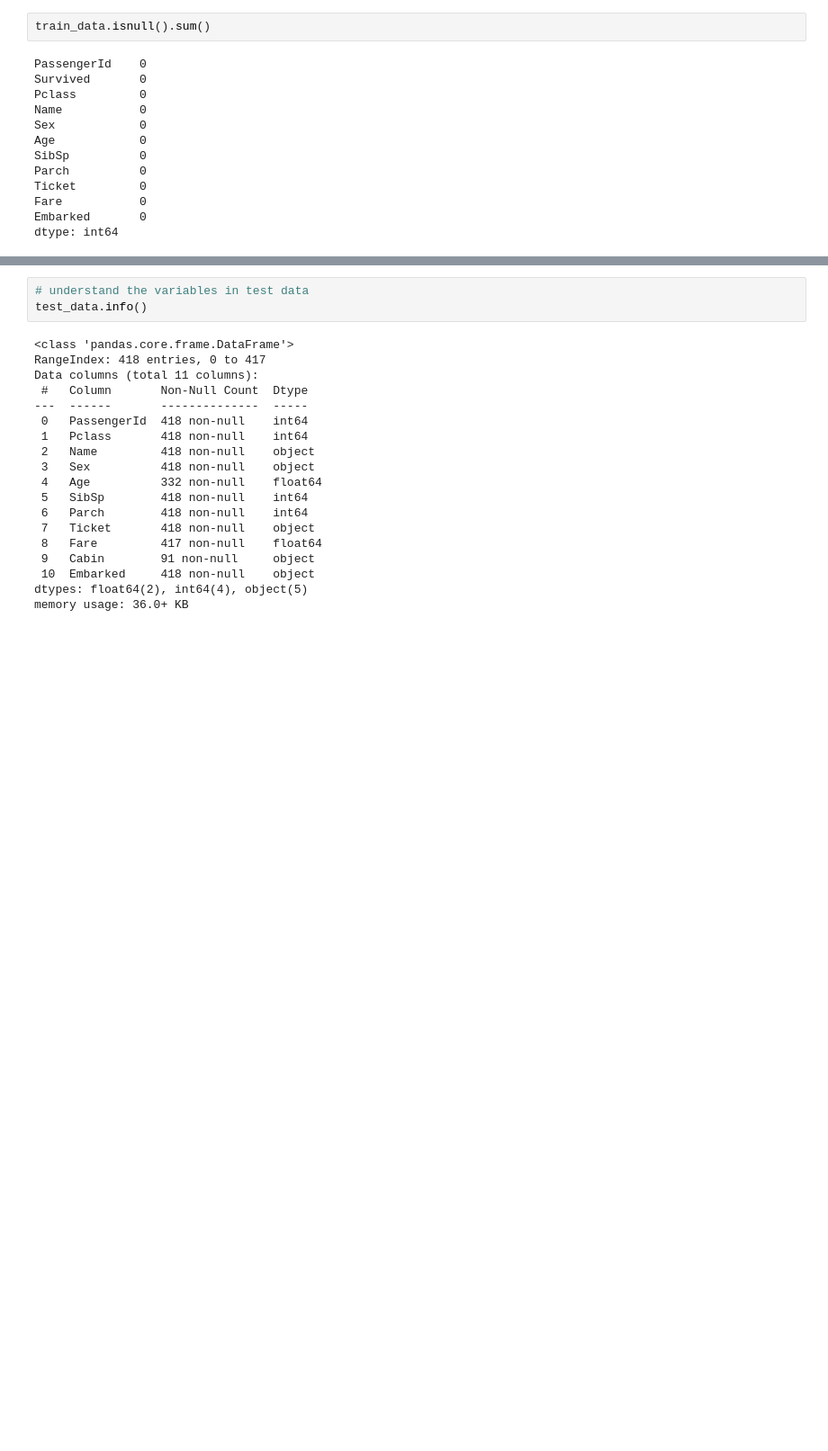
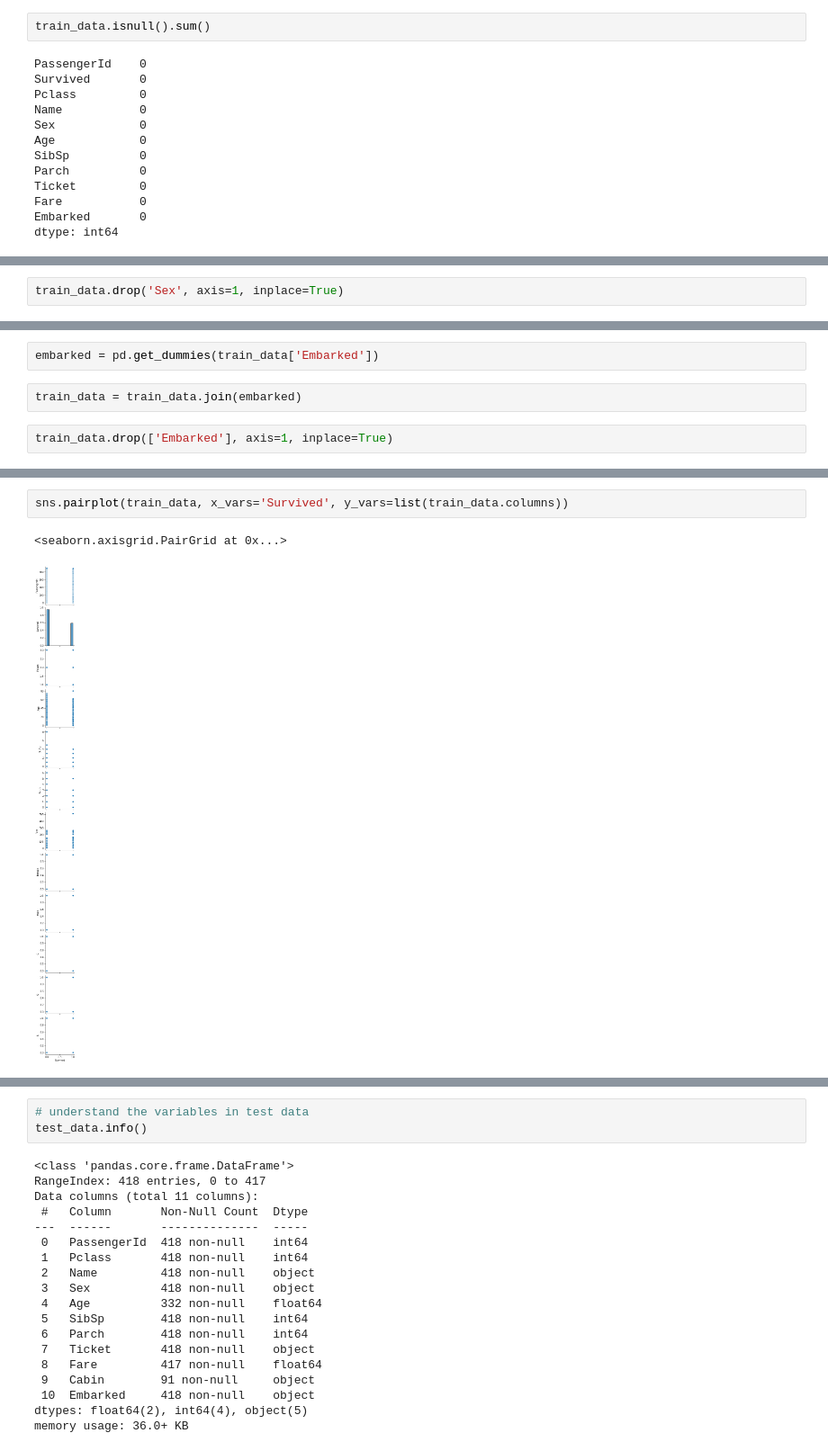
Before and after one commit to SiamakMushakhian/kaggle-projects, a Jupyter notebook: Titanic/Titanic.ipynb, the cells around one changed output, grey strips where cells are left out. Shown: that part at 90% size. Cells and saved outputs as stored; diff of their text form; blank space fills up the shorter version.

Commit message:
Finish data cleaning in titanic

```diff
--- a/Titanic/Titanic.ipynb
+++ b/Titanic/Titanic.ipynb
@@ -124,0 +147,2 @@ dtype: int64
+# %%
+train_data.drop('Sex', axis=1, inplace=True)
@@ -124,0 +156,6 @@ dtype: int64
+# %%
+embarked = pd.get_dummies(train_data['Embarked'])
+# %%
+train_data = train_data.join(embarked)
+# %%
+train_data.drop(['Embarked'], axis=1, inplace=True)
@@ -124,0 +194,5 @@ dtype: int64
+# %%
+sns.pairplot(train_data, x_vars='Survived', y_vars=list(train_data.columns))
+# %% [output]
+<seaborn.axisgrid.PairGrid at 0x...>
+[figure, new version]
```
Also changed, not shown: parts of 33 cells of this notebook.
